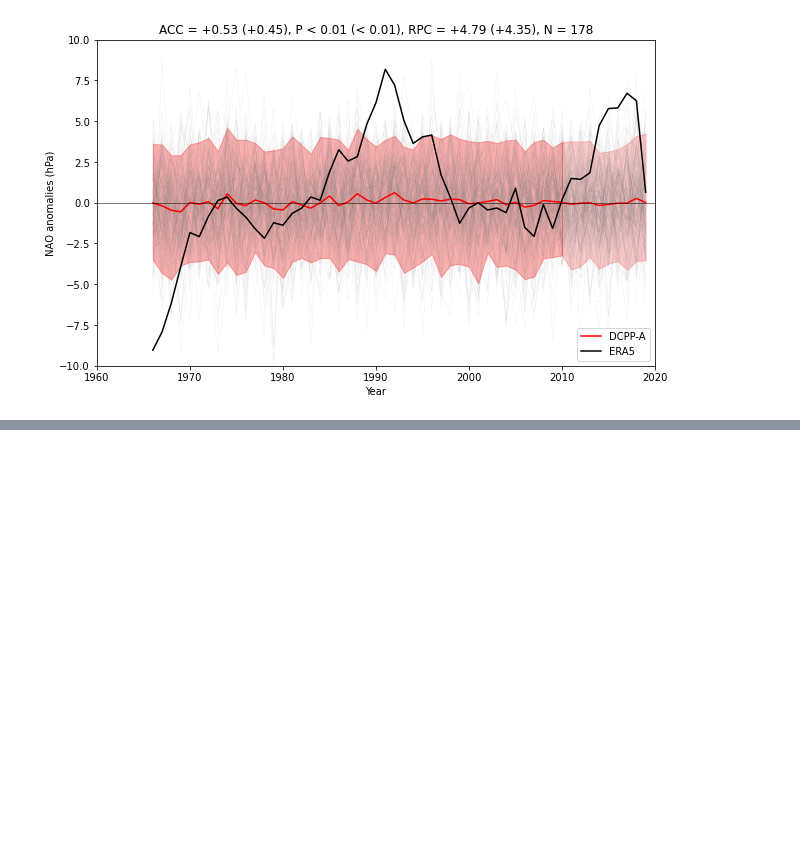
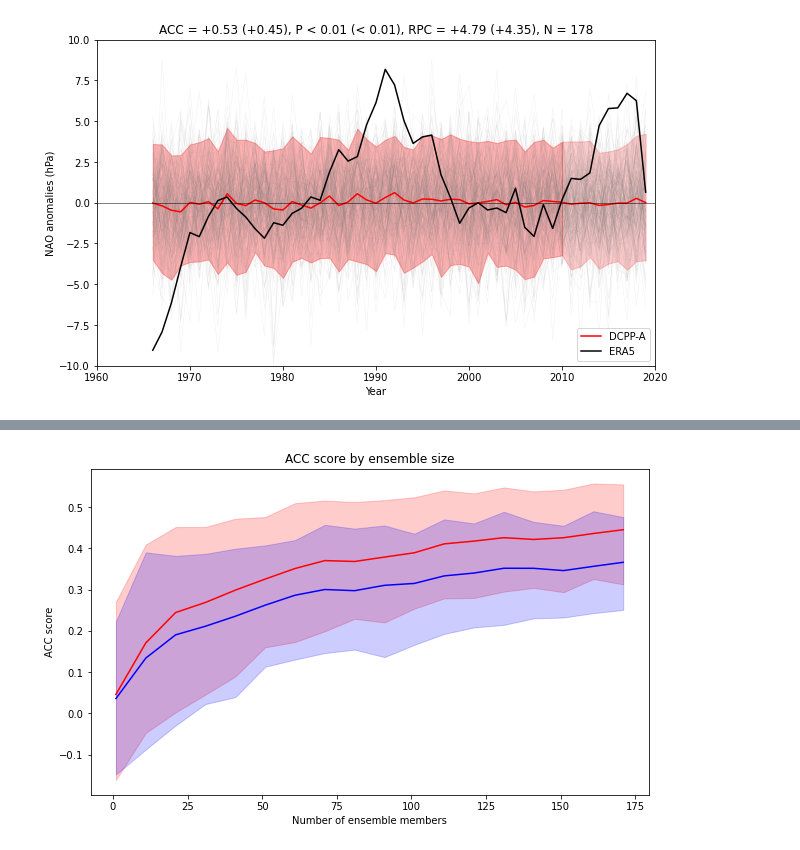
Before and after one commit to benhutchmet/multi-model-jasmin, a Jupyter notebook: plotting.ipynb, the cells around one changed output, grey strips where cells are left out. Saved outputs shown, nothing was run; the diff lists cells and outputs as text; code cells hidden in the pictures; blank space fills up the shorter version.

```diff
--- a/plotting.ipynb
+++ b/plotting.ipynb
@@ -91,3 +113,5 @@ functions.plot_subplots_ensemble_members_and_lagged_adjusted_mean(dictionaries.m
 # %%
 # Now test the function which plots the impacts of ensemble size on skill
-functions.calculate_acc_by_ensemble_size(dictionaries.models, model_nao_anoms_by_model, obs_nao_anom)
+functions.calculate_acc_by_ensemble_size(dictionaries.models, model_nao_anoms_by_model, model_time_by_model, obs_nao_anom, obs_time, step_size=10, num_samples=200)
+# %% [output]
+[figure, added]
```
Also changed, not shown: parts of 13 cells of this notebook, 1 other file.
